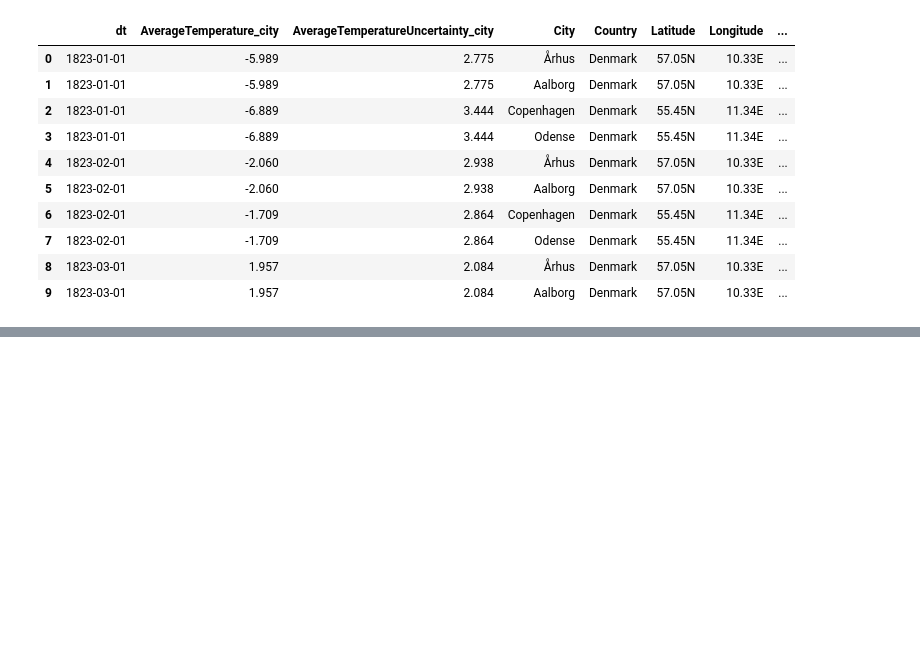
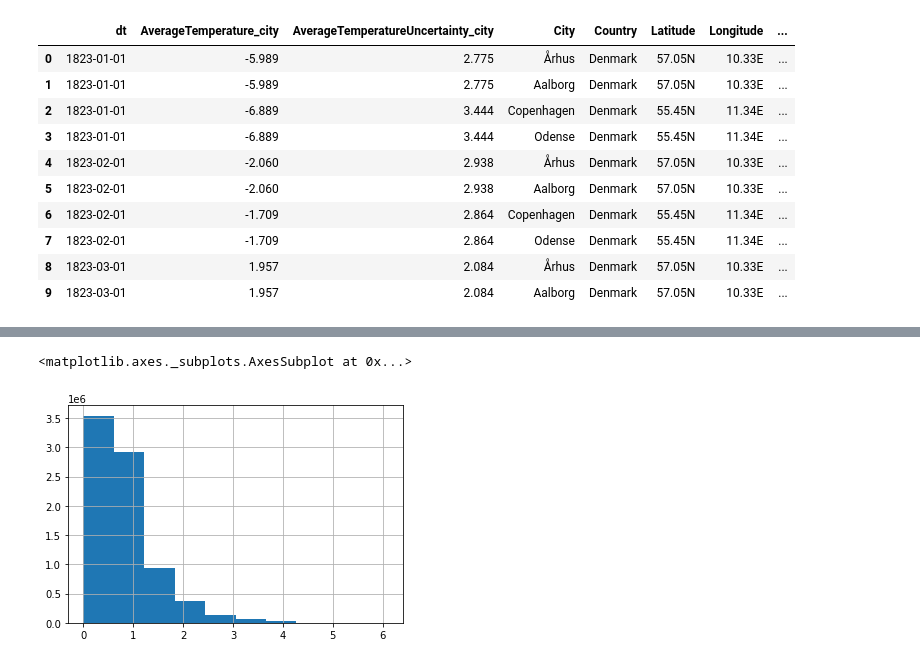
Before and after one commit to acab2/intruducao_ciencia_de_dados, a Jupyter notebook: Climate Change.ipynb, the cells around one changed output, grey strips where cells are left out. Cells and saved outputs as stored; diff of their text form; code cells hidden in the pictures; blank space fills up the shorter version.

```diff
--- a/Climate Change.ipynb
+++ b/Climate Change.ipynb
@@ -133,0 +198,5 @@ merged_df.head(10)
+# %%
+(np.abs(merged_df['AverageTemperature_city'] - merged_df['AverageTemperature_city'].median())/mad).hist()
+# %% [output]
+<matplotlib.axes._subplots.AxesSubplot at 0x...>
+[figure, added]
```
Also changed, not shown: parts of 14 cells of this notebook.
